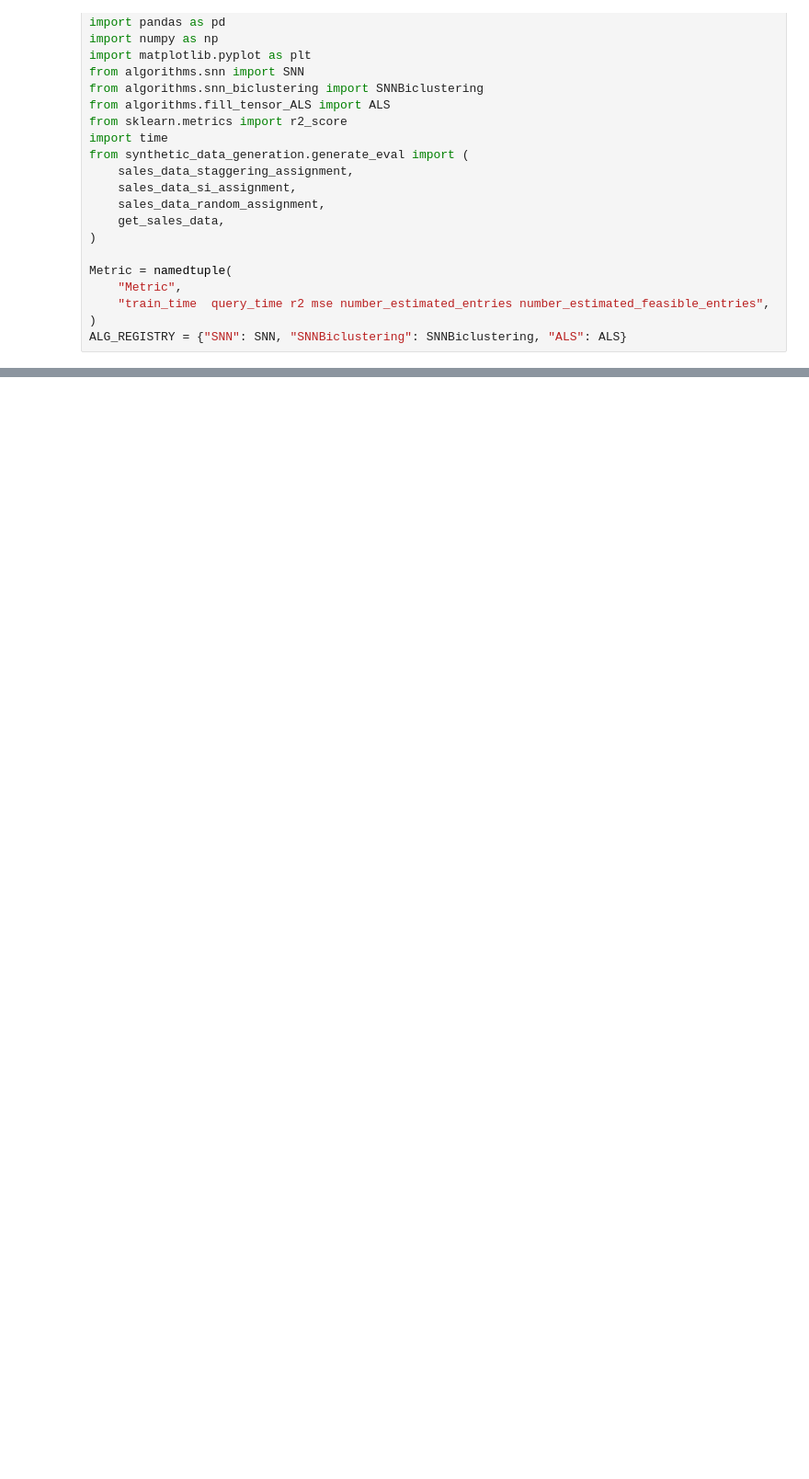
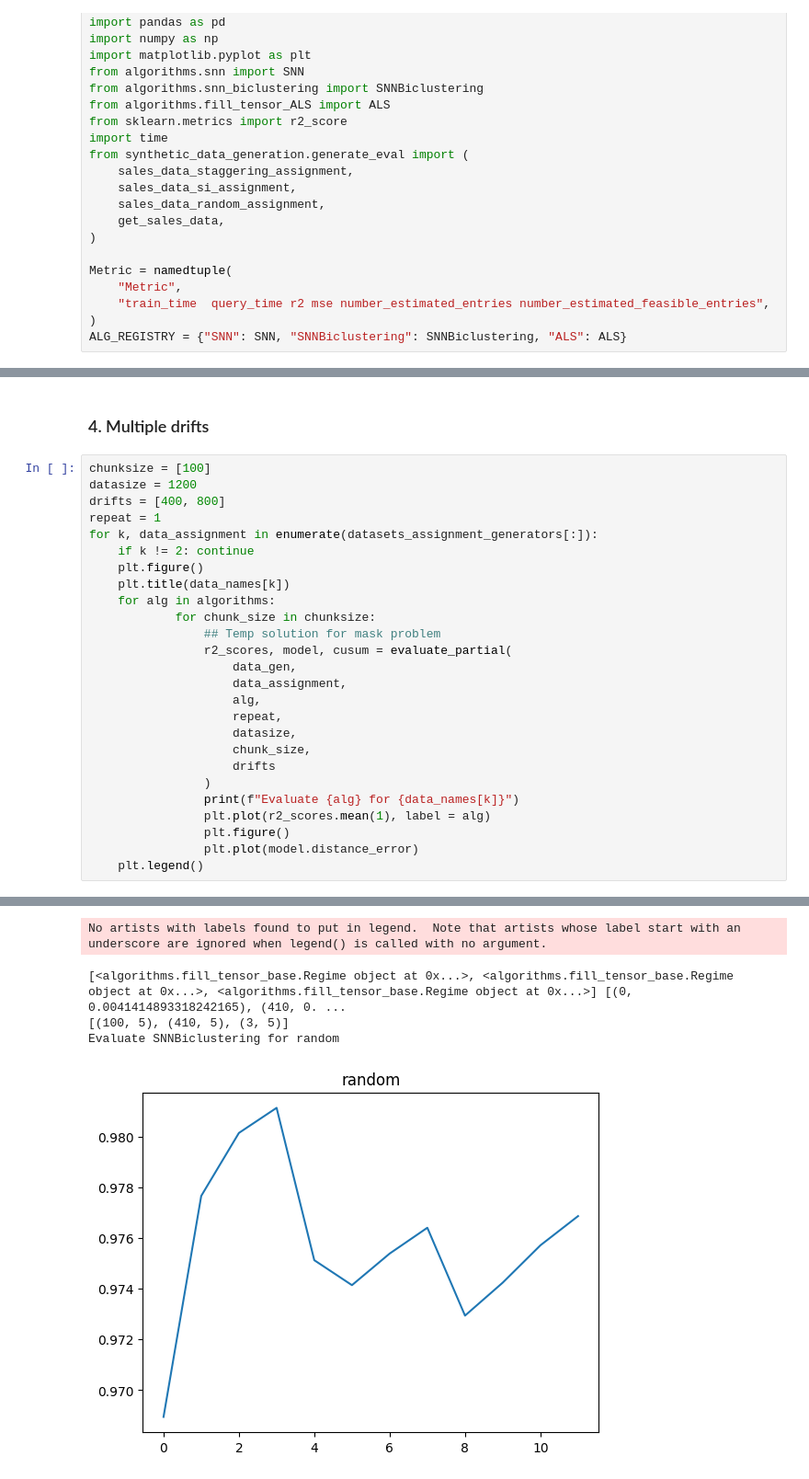
Before and after one commit to AbdullahO/What-If, a Jupyter notebook: eval_drift.ipynb, the cells around one changed output, grey strips where cells are left out. Shown: that part at 92% size. Saved outputs shown, nothing was run; the diff lists cells and outputs as text; blank space fills up the shorter version.

```diff
--- a/eval_drift.ipynb
+++ b/eval_drift.ipynb
@@ -164,0 +249,29 @@ plt.savefig("cusums.png")
+# %% [markdown]
+### 4. Multiple drifts
+# %%
+chunksize = [100]
+datasize = 1200
+drifts = [400, 800]
+repeat = 1
+for k, data_assignment in enumerate(datasets_assignment_generators[:]):
+    if k != 2: continue
+    plt.figure()
+    plt.title(data_names[k])
+    for alg in algorithms:
+            for chunk_size in chunksize:
+                ## Temp solution for mask problem
+                r2_scores, model, cusum = evaluate_partial(
+                    data_gen,
+                    data_assignment,
+                    alg,
+                    repeat,
+                    datasize,
+                    chunk_size,
+                    drifts
+                )
+                print(f"Evaluate {alg} for {data_names[k]}")
+                plt.plot(r2_scores.mean(1), label = alg)
+                plt.figure()
+                plt.plot(model.distance_error)
+    plt.legend()
+# %% [output]
@@ -164,0 +295,5 @@ plt.savefig("cusums.png")
+No artists with labels found to put in legend.  Note that artists whose label start with an underscore are ignored when legend() is called with no argument.
+[<algorithms.fill_tensor_base.Regime object at 0x...>, <algorithms.fill_tensor_base.Regime object at 0x...>, <algorithms.fill_tensor_base.Regime object at 0x...>] [(0, 0.0041414893318242165), (410, 0. ...
+[(100, 5), (410, 5), (3, 5)]
+Evaluate SNNBiclustering for random
+[figure, added]
```
Also changed, not shown: parts of 16 cells of this notebook, 9 other files.
